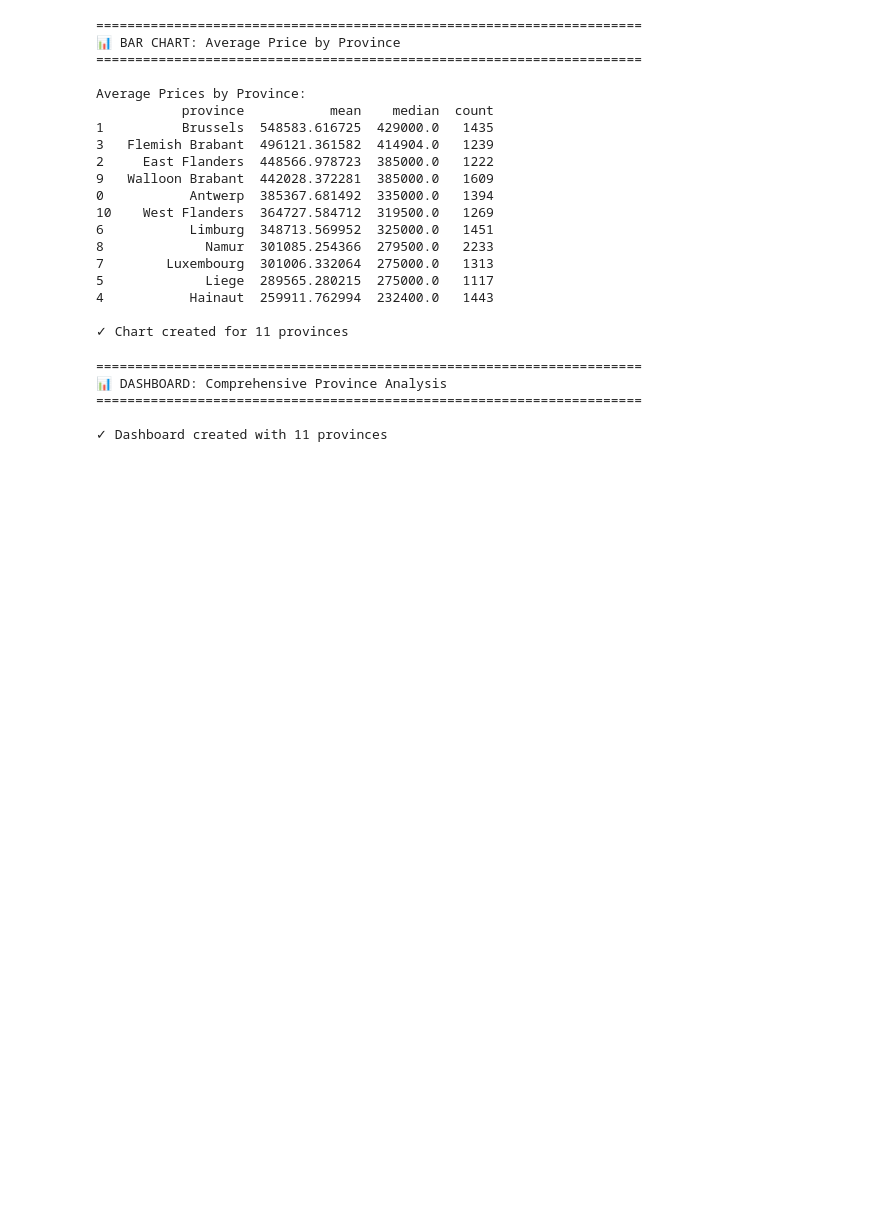
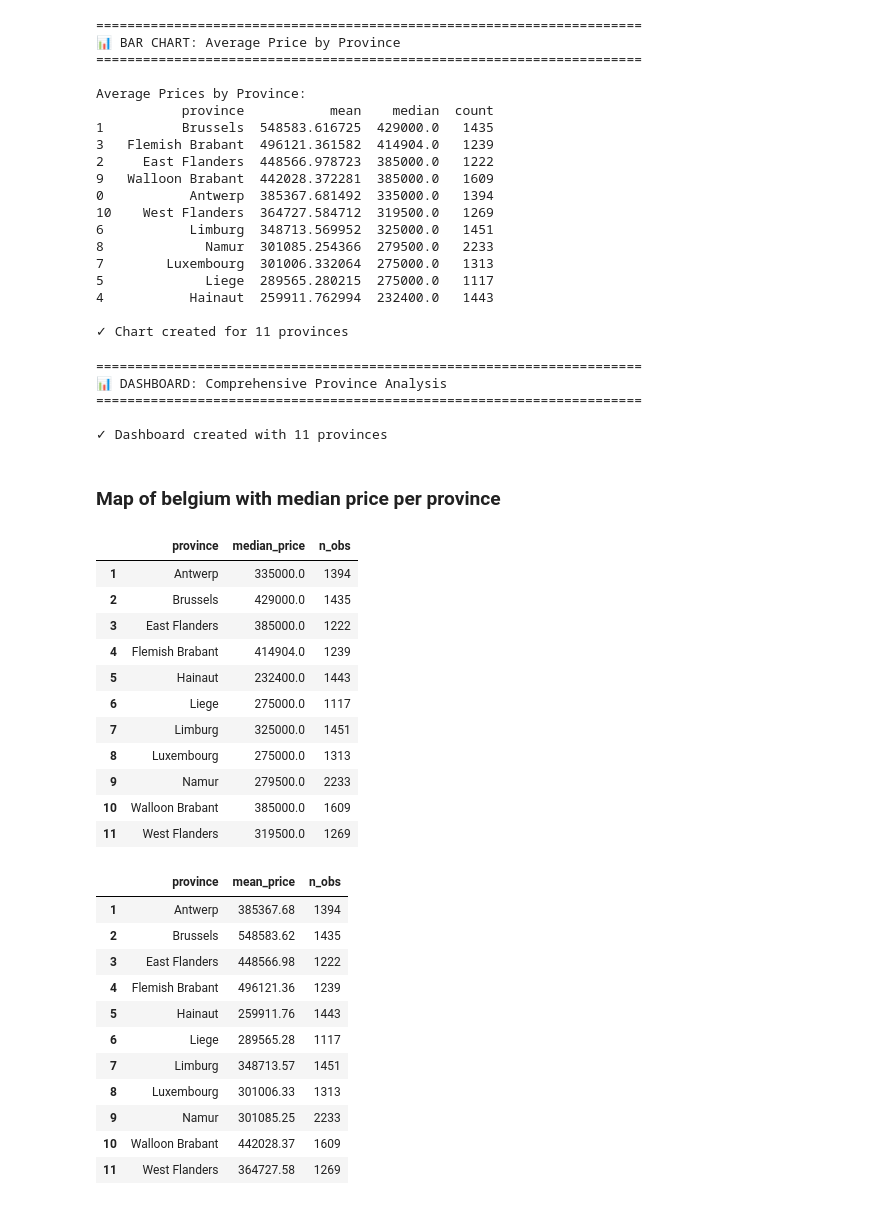
Before and after one commit to briguszmigusz/immo-eliza-data-analysis, a Jupyter notebook: analysis/astha/data_cleaning_visualization.ipynb, the cells around one changed output. Cells and saved outputs as stored; diff of their text form; code cells hidden in the pictures; blank space fills up the shorter version.

```diff
--- a/analysis/astha/data_cleaning_visualization.ipynb
+++ b/analysis/astha/data_cleaning_visualization.ipynb
@@ -631,3 +631,41 @@ print(f"\n✓ Dashboard created with {len(stats)} provinces")
 ======================================================================
 
 ✓ Dashboard created with 11 provinces
+# %% [markdown]
+### Map of belgium with median price per province
+# %%
+# Aggregate the median price and number of observations of each province in a Dataframe
+
+province_median_summary = df.groupby("province")["Price"].agg(median_price="median", n_obs="count").reset_index()
+province_median_summary.index += 1
+province_mean_summary = df.groupby("province")["Price"].agg(mean_price="mean", n_obs="count").reset_index().round(2)
+province_mean_summary.index += 1
+
+#Optional
+display(province_median_summary)
+display(province_mean_summary)
+# %% [output]
+|  | province | median_price | n_obs |
+| 1 | Antwerp | 335000.0 | 1394 |
+| 2 | Brussels | 429000.0 | 1435 |
+| 3 | East Flanders | 385000.0 | 1222 |
+| 4 | Flemish Brabant | 414904.0 | 1239 |
+| 5 | Hainaut | 232400.0 | 1443 |
+| 6 | Liege | 275000.0 | 1117 |
+| 7 | Limburg | 325000.0 | 1451 |
+| 8 | Luxembourg | 275000.0 | 1313 |
+| 9 | Namur | 279500.0 | 2233 |
+| 10 | Walloon Brabant | 385000.0 | 1609 |
+| 11 | West Flanders | 319500.0 | 1269 |
+|  | province | mean_price | n_obs |
+| 1 | Antwerp | 385367.68 | 1394 |
+| 2 | Brussels | 548583.62 | 1435 |
+| 3 | East Flanders | 448566.98 | 1222 |
+| 4 | Flemish Brabant | 496121.36 | 1239 |
+| 5 | Hainaut | 259911.76 | 1443 |
+| 6 | Liege | 289565.28 | 1117 |
+| 7 | Limburg | 348713.57 | 1451 |
+| 8 | Luxembourg | 301006.33 | 1313 |
+| 9 | Namur | 301085.25 | 2233 |
+| 10 | Walloon Brabant | 442028.37 | 1609 |
+| 11 | West Flanders | 364727.58 | 1269 |
```
Also changed, not shown: parts of 6 cells of this notebook.
